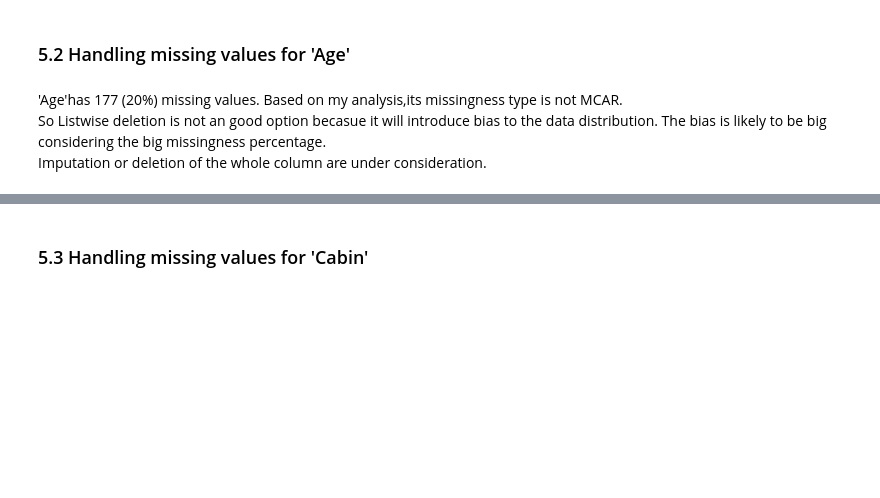
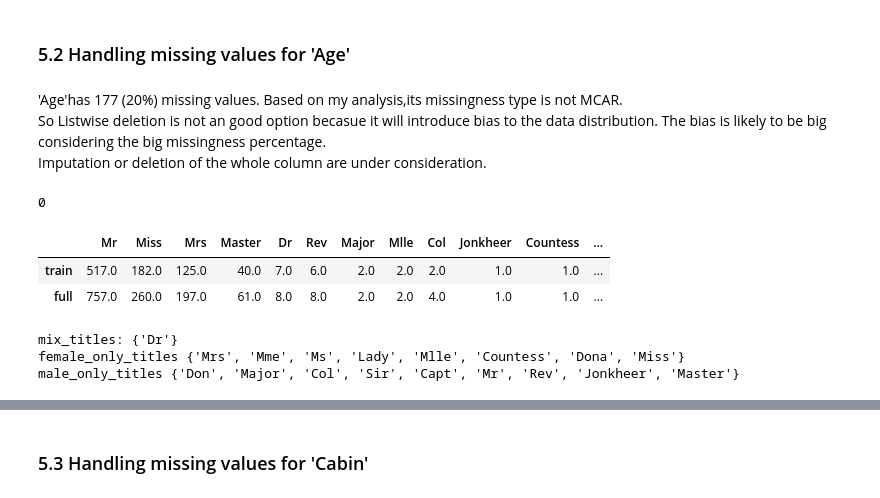
Before and after one commit to Brendalish/titanic, a Jupyter notebook: Dealing with missing values.ipynb, the cells around one changed output, grey strips where cells are left out. Cells and saved outputs as stored; diff of their text form; code cells hidden in the pictures; blank space fills up the shorter version.

```diff
--- a/Dealing with missing values.ipynb
+++ b/Dealing with missing values.ipynb
@@ -295,6 +319,6 @@ array(['110152', '110413', '110465', '110564', '110813', '111240',
        'W./C. 6607', 'W./C. 6608', 'W./C. 6609', 'W.E.P. 5734',
        'W/C 14208', 'WE/P 5735'], dtype=object)
 # %%
-df['Pure_Digit_Ticket'] = df['Ticket'].apply(str.isdigit)
-missingness_by_value('Cabin', 'Pure_Digit_Ticket', df)
+train_df['Pure_Digit_Ticket'] = train_df['Ticket'].apply(str.isdigit)
+missingness_by_value('Cabin', 'Pure_Digit_Ticket', train_df)
 # %% [output]
@@ -373,9 +411,9 @@ According to the data description (https://www.kaggle.com/c/titanic/data), 'C =
 So the their 'Embarked' values should be 'S'.
 # %%
 #impute 'Embarked' with 'S'
-df.loc[df.Embarked.isnull(), 'Embarked'] = 'S'
+train_df.loc[train_df.Embarked.isnull(), 'Embarked'] = 'S'
 #sanity check
-df.iloc[[61, 829]]
+train_df.iloc[[61, 829]]
 # %% [output]
 |  | PassengerId | Survived | Pclass | Name | Sex | Age | SibSp | Parch | Ticket | Fare | ... |
 | 61 | 62 | 1 | 1 | Icard, Miss. Amelie | female | 38.0 | 0 | 0 | 113572 | 80.0 | ... |
@@ -386,3 +424,43 @@ df.iloc[[61, 829]]
 'Age'has 177 (20%) missing values. Based on my analysis,its missingness type is not MCAR.
 So Listwise deletion is not an good option becasue it will introduce bias to the data distribution. The bias is likely to be big considering the big missingness percentage.
 Imputation or deletion of the whole column are under consideration.
+# %%
+#extract titles from Nmae
+train_df['Title'] = train_df['Name'].str.extract('([A-Za-z]+)\.', expand=False)
+full_df['Title'] = full_df['Name'].str.extract('([A-Za-z]+)\.', expand=False)
+#check for missing value(s)
+full_df.Title.isnull().sum()
+# %% [output]
+0
+# %%
+#check the counts of each titles in the train data set and the full data set
+train_title_counts = train_df.Title.value_counts()
+full_title_counts = full_df.Title.value_counts()
+
+train_full_title_counts = pd.concat([train_title_counts, full_title_counts], axis=1)
+train_full_title_counts.columns = ['train', 'full']
+train_full_title_counts.transpose()
+# %% [output]
+|  | Mr | Miss | Mrs | Master | Dr | Rev | Major | Mlle | Col | Jonkheer | Countess | ... |
+| train | 517.0 | 182.0 | 125.0 | 40.0 | 7.0 | 6.0 | 2.0 | 2.0 | 2.0 | 1.0 | 1.0 | ... |
+| full | 757.0 | 260.0 | 197.0 | 61.0 | 8.0 | 8.0 | 2.0 | 2.0 | 4.0 | 1.0 | 1.0 | ... |
+# %%
+#check the sex of the passengers with different titles in the full dataset
+female_titles = set()
+male_titles = set()
+for t in full_df.Title.unique():
+    if ((full_df.Title== t) & (full_df.Sex=='female')).any():
+        female_titles.add(t)
+    if ((full_df.Title== t) & (full_df.Sex=='male')).any():
+        male_titles.add(t)
+
+mix_titles = female_titles & male_titles
+female_only_titles = female_titles - mix_titles
+male_only_titles = male_titles - mix_titles
+print('mix_titles:', mix_titles)
+print('female_only_titles', female_only_titles)
+print('male_only_titles', male_only_titles)
+# %% [output]
+mix_titles: {'Dr'}
+female_only_titles {'Mrs', 'Mme', 'Ms', 'Lady', 'Mlle', 'Countess', 'Dona', 'Miss'}
+male_only_titles {'Don', 'Major', 'Col', 'Sir', 'Capt', 'Mr', 'Rev', 'Jonkheer', 'Master'}
```
Also changed, not shown: parts of 34 cells of this notebook.
